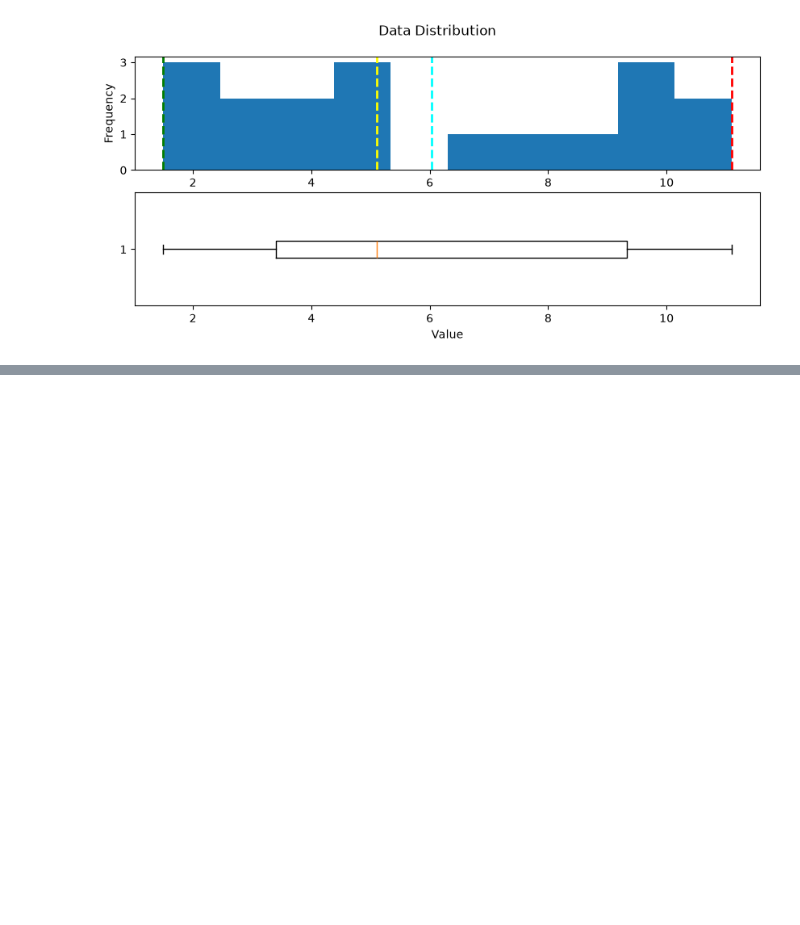
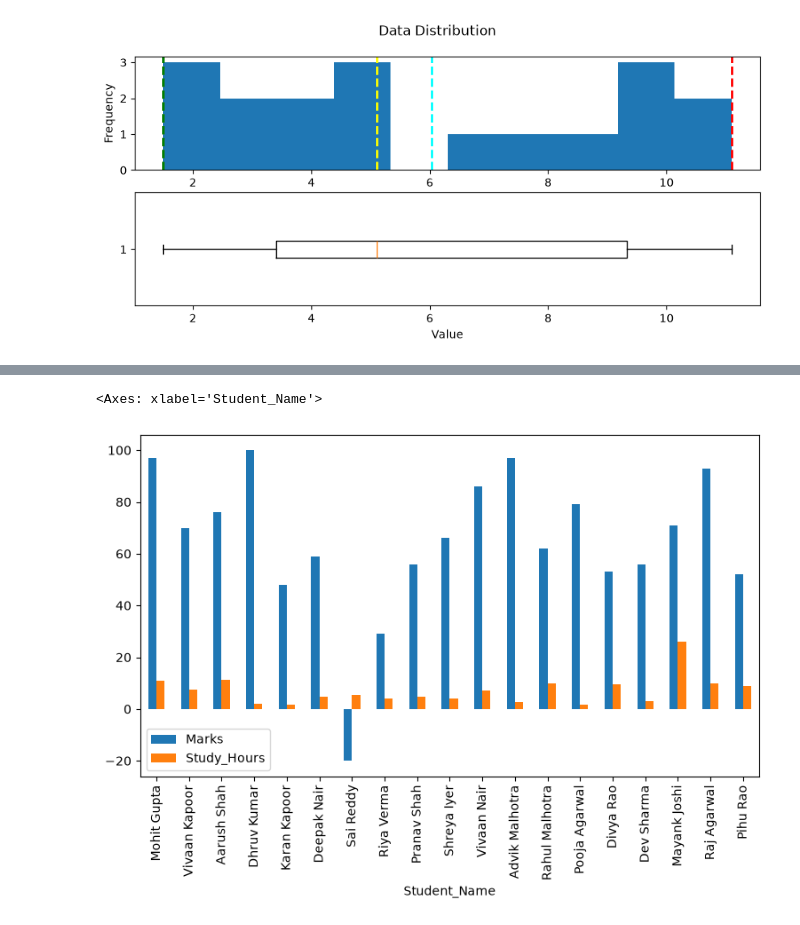
Before and after one commit to Eze-paul231/data-practical, a Jupyter notebook: realworld.ipynb, the cells around one changed output, grey strips where cells are left out. Drawn from its saved outputs; the diff is of its cells as text; code cells hidden in the pictures; blank space fills up the shorter version.

```diff
--- a/realworld.ipynb
+++ b/realworld.ipynb
@@ -100,0 +197,5 @@ Maximum:{:.2f}
+# %%
+df_sample.plot.bar(x='Student_Name', y=['Marks', 'Study_Hours'], figsize=(9, 5))
+# %% [output]
+<Axes: xlabel='Student_Name'>
+[figure, added]
```
Also changed, not shown: parts of 12 cells of this notebook.
